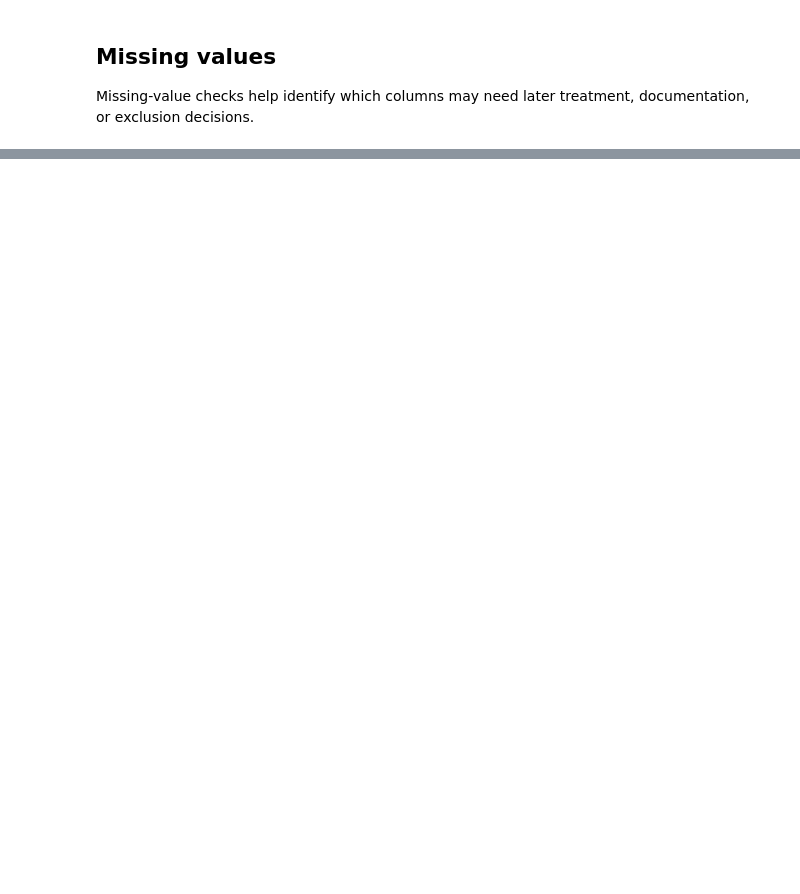
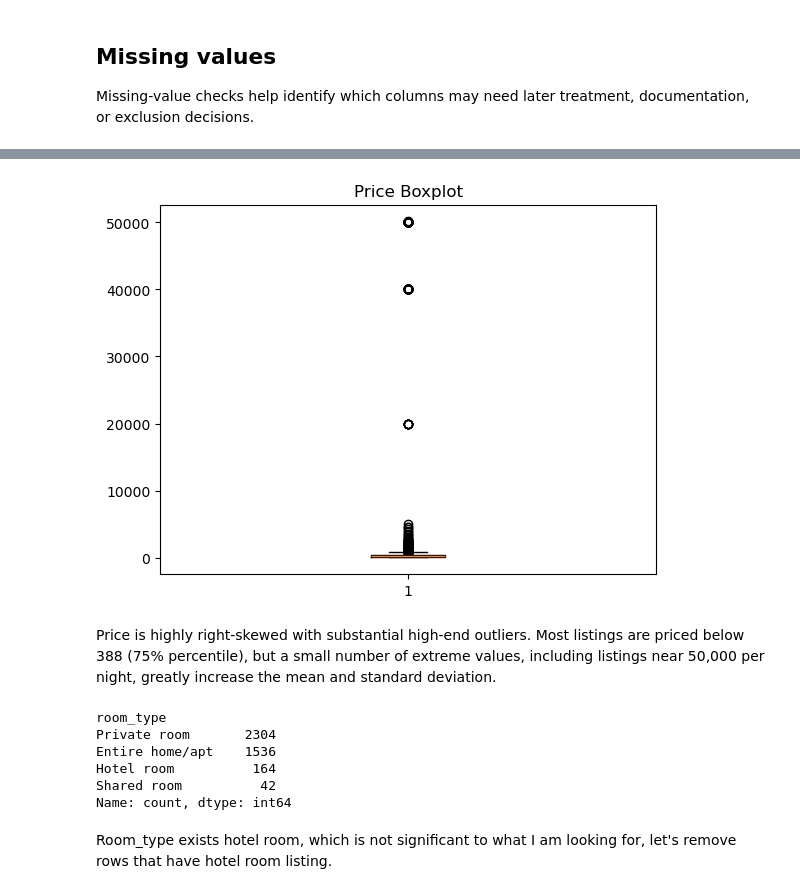
Before and after one commit to hylin0517/airbnb_regression, a Jupyter notebook: notebooks/airbnb_prediction_model.ipynb, the cells around one changed output, grey strips where cells are left out. Cells and saved outputs as stored; diff of their text form; code cells hidden in the pictures; blank space fills up the shorter version.

```diff
--- a/notebooks/airbnb_prediction_model.ipynb
+++ b/notebooks/airbnb_prediction_model.ipynb
@@ -143,0 +236,19 @@ listings_model.head(10)
+# %%
+plt.boxplot(listings_model["price"])
+plt.title("Price Boxplot")
+plt.show()
+# %% [output]
+[figure, added]
+# %% [markdown]
+Price is highly right-skewed with substantial high-end outliers. Most listings are priced below 388 (75% percentile), but a small number of extreme values, including listings near 50,000 per night, greatly increase the mean and standard deviation.
+# %%
+listings_model["room_type"].value_counts()
+# %% [output]
+room_type
+Private room       2304
+Entire home/apt    1536
+Hotel room          164
+Shared room          42
+Name: count, dtype: int64
+# %% [markdown]
+Room_type exists hotel room, which is not significant to what I am looking for, let's remove rows that have hotel room listing.
```
Also changed, not shown: parts of 59 cells of this notebook.
